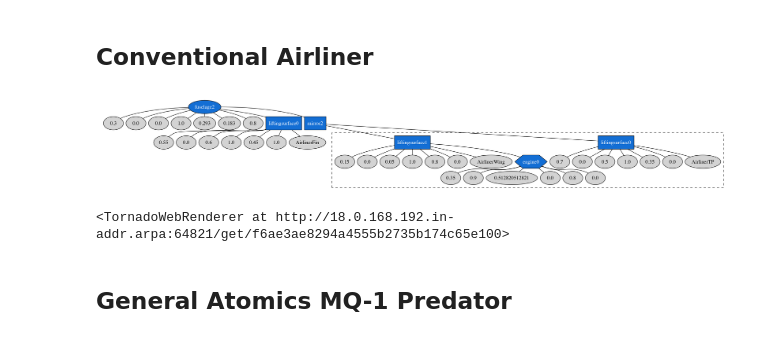
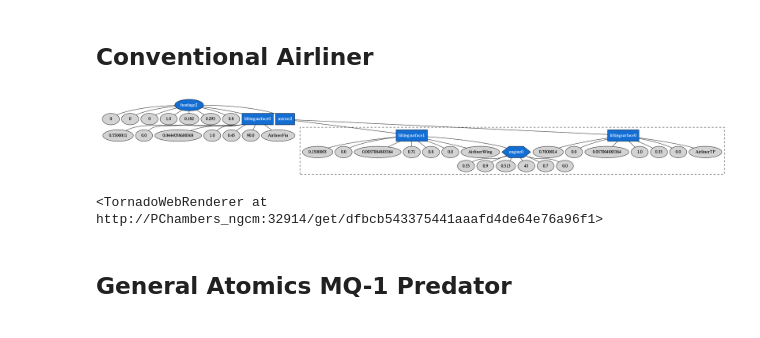
Before and after one commit to p-chambers/occ_airconics, a Jupyter notebook: examples/notebooks/evolve_aircraft_configuration.ipynb, the cells around one changed output. Cells and saved outputs as stored; diff of their text form; code cells hidden in the pictures.

```diff
--- a/examples/notebooks/evolve_aircraft_configuration.ipynb
+++ b/examples/notebooks/evolve_aircraft_configuration.ipynb
@@ -100,30 +93,3 @@ Image(dotgraph.create_png())
 # dotgraph.write_pdf('/home/pchambers/Documents/PhD/Aviation2017/aviation_2017_paper/figure/gplayout_tree2.pdf')
 # %% [markdown]
 ## Conventional Airliner
-# %%
-import numpy as np
-import pydot
-from airconics.topology import Topology_GPTools
-
-from IPython.display import Image, display
-
-from airconics.Addons.WebServer.TornadoWeb import TornadoWebRenderer
-
-topo_tools = Topology_GPTools()
-expr_string = """fuselage2(0.3, 0., 0., 1., 0.293, 0.183, 0.8,
-            liftingsurface0(0.55, 0., 0.6, 1., 0.45, 1.0, AirlinerFin) mirror2(
-                liftingsurface0(0.7, 0., 0.5, 1.0, 0.35, 0., AirlinerTP), liftingsurface1( 0.15, 0., 0.05, 1., 0.8, 0., AirlinerWing,
-                engine0(0.35, 0.9, 1/1.95, 0., 0.8, 0.))))"""
-
-topo = topo_tools.from_string(expr_string)
-
-renderer = TornadoWebRenderer()
-
-topo.Display(renderer)
-
-display(Image(topo.pydot_graph().create_png()))
-
-renderer
-# %% [output]
-[figure, removed]
-<TornadoWebRenderer at http://18.0.168.192.in-addr.arpa:64821/get/f6ae3ae8294a4555b2735b174c65e100>
@@ -137,3 +96,25 @@ except TypeError:
+# %%
+import os, airconics
+from airconics import Topology
+from airconics.Addons.WebServer.TornadoWeb import TornadoWebRenderer
+from IPython.display import Image, display
+
+topo = Topology()
+
+fname = os.path.join(os.path.dirname(airconics.__file__),'resources/configuration_app/presets/airliner.json')
+
+topo.from_file(fname)
+
+renderer = TornadoWebRenderer()
+
+topo.Display(renderer)
+
+display(Image(topo.pydot_graph().create_png()))
+
+renderer
+# %% [output]
+[figure, added]
+<TornadoWebRenderer at http://PChambers_ngcm:32914/get/dfbcb543375441aaafd4de64e76a96f1>
 # %% [markdown]
 ## General Atomics MQ-1 Predator
 # %% [markdown]
```
Also changed, not shown: parts of 11 cells of this notebook, 3 other files.
